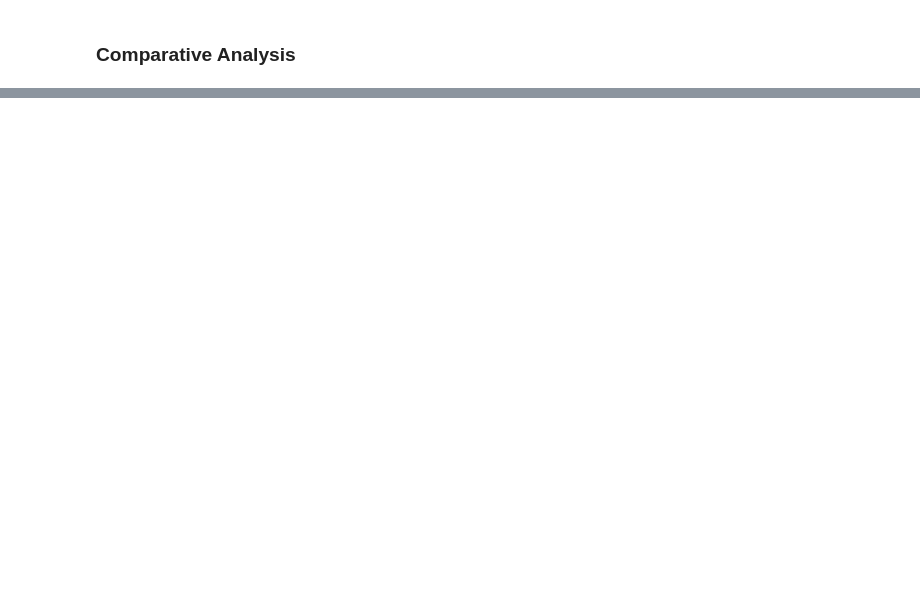
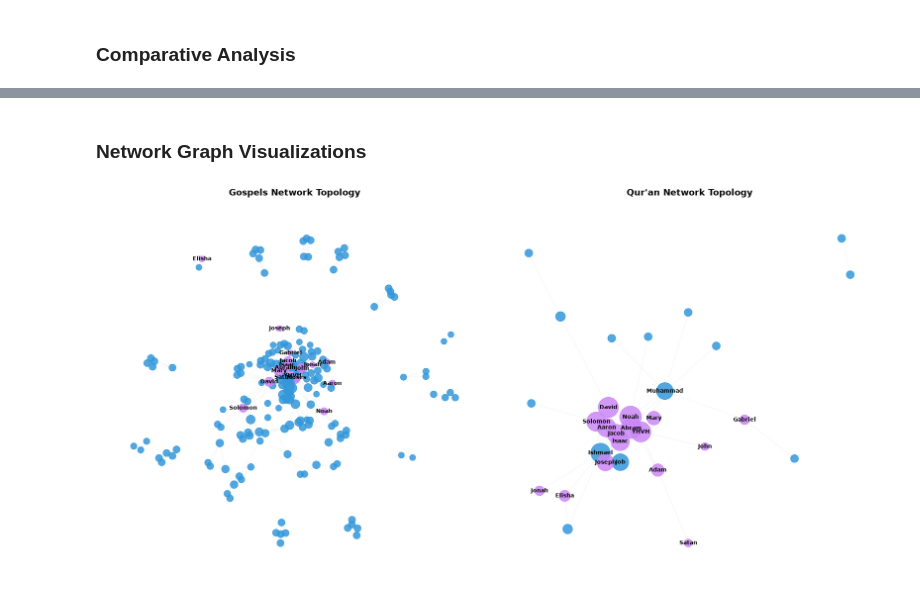
Before and after one commit to erinabruzzy/DSAN6400, a Jupyter notebook: social_network_analysis.ipynb, the cells around one changed output, grey strips where cells are left out. Cells and saved outputs as stored; diff of their text form; code cells hidden in the pictures; blank space fills up the shorter version.

```diff
--- a/social_network_analysis.ipynb
+++ b/social_network_analysis.ipynb
@@ -199,0 +386,52 @@ df_quran_clean.head()
+# %% [markdown]
+### Network Graph Visualizations
+# %%
+def plot_religious_networks(G_gosp, G_qur, shared_nodes):
+    fig, axes = plt.subplots(1, 2, figsize=(20, 10))
+
+    networks = [
+        {"G": G_gosp, "ax": axes[0], "title": "Gospels Network Topology", "k": 0.15},
+        {"G": G_qur, "ax": axes[1], "title": "Qur'an Network Topology", "k": 0.35}
+    ]
+
+    for net in networks:
+        G = net["G"]
+        ax = net["ax"]
+        # force directed layout
+        pos = nx.spring_layout(G, k=net["k"], seed=42)
+        # highlight shared nodes
+        node_colors = []
+        for node in G.nodes():
+            if node in shared_nodes:
+                node_colors.append("#CB87F6")
+            else:
+                node_colors.append('#3498DB')
+
+        # scale by degree centrality
+        deg_centrality = nx.degree_centrality(G)
+        node_sizes = [v * 3000 + 100 for v in deg_centrality.values()]
+
+        # edges
+        nx.draw_networkx_edges(G, pos, ax=ax, alpha=0.15, edge_color='#BDC3C7')
+        # nodes
+        nx.draw_networkx_nodes(G, pos, ax=ax, node_color=node_colors, node_size=node_sizes, alpha=0.85)
+
+        # label only highly central nodes
+        labels = {}
+        for node in G.nodes():
+            if node in shared_nodes or deg_centrality[node] > 0.1:
+                # names
+                labels[node] = node.split('_')[0]
+
+        nx.draw_networkx_labels(G, pos, labels, ax=ax, font_size=10, font_weight='bold')
+
+        ax.set_title(net["title"], fontsize=16, fontweight='bold', pad=20)
+        ax.axis('off')
+
+    plt.tight_layout()
+    # plt.savefig("gospels_vs_quran_network.png", dpi=300)
+    plt.show()
+
+plot_religious_networks(G_gospels, G_quran, shared_nodes)
+# %% [output]
+[figure, added]
```
Also changed, not shown: parts of 12 cells of this notebook.
